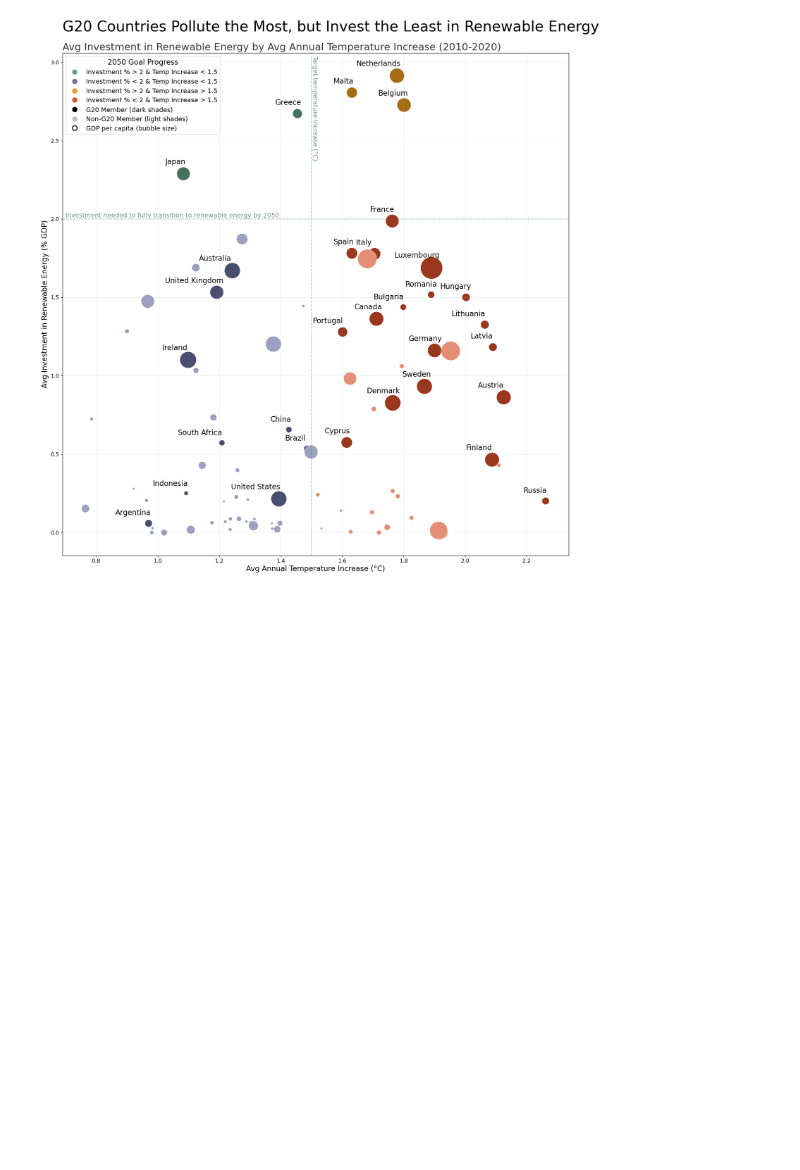
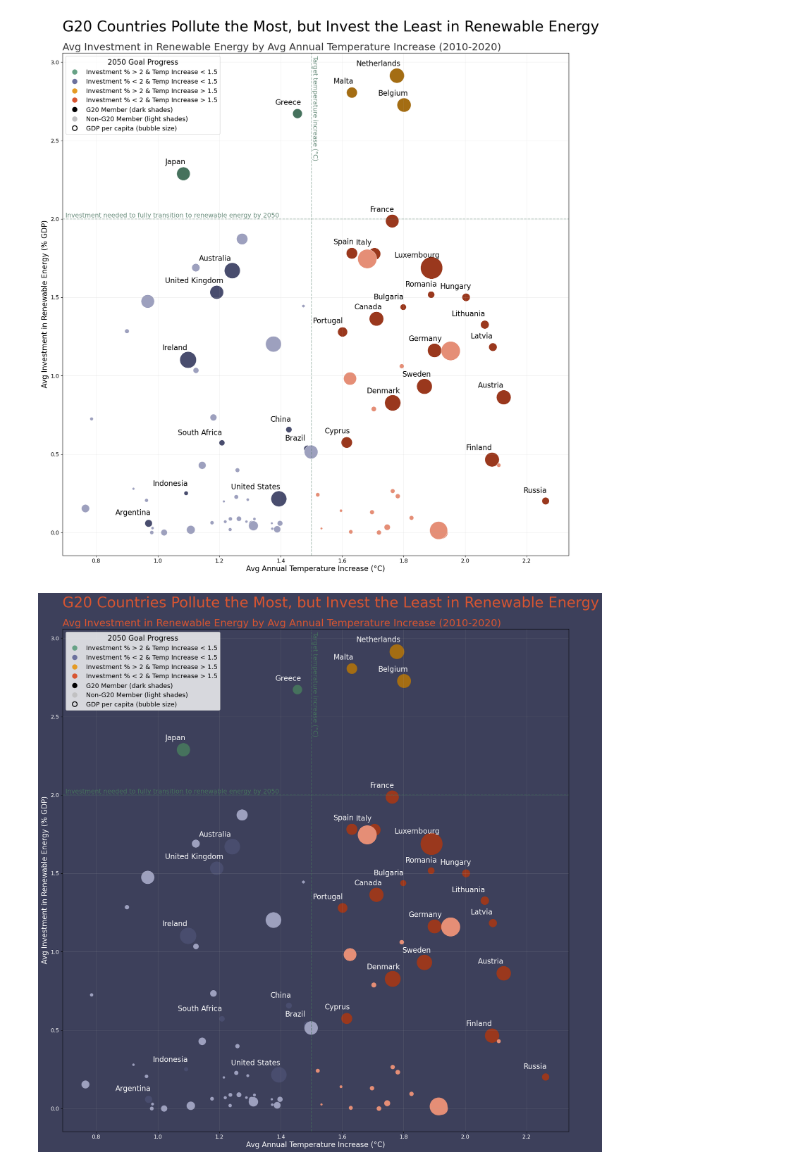
Before and after one commit to simonabors/worlddataviz, a Jupyter notebook: What_just_happened_viz.ipynb, the cells around one changed output. Drawn from its saved outputs; the diff is of its cells as text; code cells hidden in the pictures; blank space fills up the shorter version.

Commit message:
alternate colorway

```diff
--- a/What_just_happened_viz.ipynb
+++ b/What_just_happened_viz.ipynb
@@ -592,3 +592,78 @@ plt.savefig('PosterSubmission_colorquad.svg', format='svg')
 plt.show()
 # %% [output]
 [figure]
+# %%
+# plot with dark background
+
+fig, ax = plt.subplots(1, figsize=(20, 20))
+fig.set_facecolor('#3d405b')
+ax.set_facecolor('#3d405b')
+
+iiplot_data = invest_vs_impact2
+iiplot_data['invest_impact'] = pd.Categorical(iiplot_data['invest_impact'], categories=['darkgreen', 'darkblue', 'darkorange', 'darkred', 'lightgreen', 'lightblue', 'lightorange', 'lightred'])
+#iiplot_data['invest_impact'] = pd.Categorical(iiplot_data['invest_impact'], categories=['Dark Green', 'Dark Blue', 'Dark Orange', 'Dark Red', 'Light Green', 'Light Blue', 'Light Orange', 'Light Red'])
+iiplot_data['g20'] = iiplot_data['g20'].replace({True: 'Yes', False: 'No'})
+
+
+
+green_hex = '#67A286'
+blue_hex = '#6C719D'
+orange_hex = '#E59B24'
+red_hex = '#D85531'
+lightgreen_hex = '#9AC1AE'
+lightblue_hex = '#9DA0BE'
+lightorange_hex = '#EEBC6D'
+lightred_hex = '#E58E76'
+darkgreen_hex = '#46725D'
+darkblue_hex = '#494D6E'
+darkorange_hex = '#A46D13'
+darkred_hex = '#9A381D'
+
+sns.scatterplot(data=iiplot_data, x='temp_delta_avg', y='renew_invest_avg', hue='invest_impact', markers=True, linewidth = 0, legend = 'full', palette = dict(darkgreen = darkgreen_hex, darkblue = darkblue_hex, darkorange = darkorange_hex, darkred = darkred_hex, lightgreen = lightgreen_hex, lightblue = lightblue_hex, lightorange = lightorange_hex, lightred = lightred_hex), size='gdp_per_capita_avg', sizes=((iiplot_data['gdp_per_capita_avg'].min() ** (1/2)), (iiplot_data['gdp_per_capita_avg'].max() ** (2/3))))
+
+'''
+light green for investment % > 2 & temp increase < 1.5 (top-left quadrant). G20 -> darker green
+
+light blue for for investment % > 2 & temp increase > 1.5 (top-right quadrant). G20 -> darker blue
+
+light orange for investment % < 2 & temp increase < 1.5 (bottom-left quadrant). G20 -> darker orange
+
+light red for investment % < 2 & temp increase > 1.5 (bottom-right quadrant). G20 -> darker red
+'''
+
+green_legend = mlines.Line2D([], [], color=green_hex, marker='o', linestyle='None', markersize=35)
+blue_legend = mlines.Line2D([], [], color=blue_hex, marker='o', linestyle='None', markersize=35)
+orange_legend = mlines.Line2D([], [], color=orange_hex, marker='o', linestyle='None', markersize=35)
+red_legend = mlines.Line2D([], [], color=red_hex, marker='o', linestyle='None', markersize=35)
+dark_legend = mlines.Line2D([], [], color='Black', marker='o', linestyle='None', markersize=35)
+light_legend = mlines.Line2D([], [], color='#C1C1C2', marker='o', linestyle='None', markersize=35)
+gdp_legend = mlines.Line2D([], [], color='White', marker='o', linestyle='None', markersize=35, markerfacecolor='None', markeredgecolor='Black', markeredgewidth=2)
+
+labels = ['Investment % > 2 & Temp Increase < 1.5', 'Investment % < 2 & Temp Increase < 1.5', 'Investment % > 2 & Temp Increase > 1.5', 'Investment % < 2 & Temp Increase > 1.5', 'G20 Member (dark shades)', 'Non-G20 Member (light shades)', 'GDP per capita (bubble size)']
+plt.legend(handles=[green_legend, blue_legend, orange_legend, red_legend, dark_legend, light_legend, gdp_legend], labels = labels, loc='upper left', title='2050 Goal Progress', markerscale=0.3, fontsize=14, title_fontsize=16)
+
+plt.grid(alpha=0.18)
+
+plt.axvline(x = 1.5, color = darkgreen_hex, linestyle = '--', alpha=0.75)
+plt.annotate(f'Target temperature increase ({chr(176)}C)', (1.501, 2.38), color = darkgreen_hex, alpha=1, rotation=270, size=14)
+
+plt.axhline(y = 2, color = darkgreen_hex, linestyle = '--', alpha=0.75)
+plt.annotate('Investment needed to fully transition to renewable energy by 2050', (0.7, 2.01), color = darkgreen_hex, alpha=1, size=14)
+
+for i, txt in enumerate(invest_vs_impact2.index):
+    if invest_vs_impact2['g20'][i] == 'Yes':
+        plt.annotate(txt, (invest_vs_impact2['temp_delta_avg'][i] - (0.012 * len(txt)), invest_vs_impact2['renew_invest_avg'][i] + (0.0057 * np.log(iiplot_data.iloc[i]['gdp_per_capita_avg']))), fontsize=16, color = 'white')
+    else:
+        continue
+
+plt.suptitle('G20 Countries Pollute the Most, but Invest the Least in Renewable Energy', fontsize=32, y=0.93, x=0.125, ha='left', color = '#D85531')
+plt.title('Avg Investment in Renewable Energy by Avg Annual Temperature Increase (2010-2020)', fontsize=22, loc= 'left', color = '#D85531')
+plt.xlabel(f'Avg Annual Temperature Increase ({chr(176)}C)', fontsize=16, color = 'white')
+plt.ylabel('Avg Investment in Renewable Energy (% GDP)', fontsize=16, color = 'white')
+plt.xticks(fontsize=12, color = 'white')
+plt.yticks(fontsize=12, color = 'white')
+
+plt.savefig('PosterSubmission_darkcolorquad.svg', format='svg')
+plt.show()
+# %% [output]
+[figure, added]
```
Also changed, not shown: parts of 1 cell of this notebook, 1 other file.
